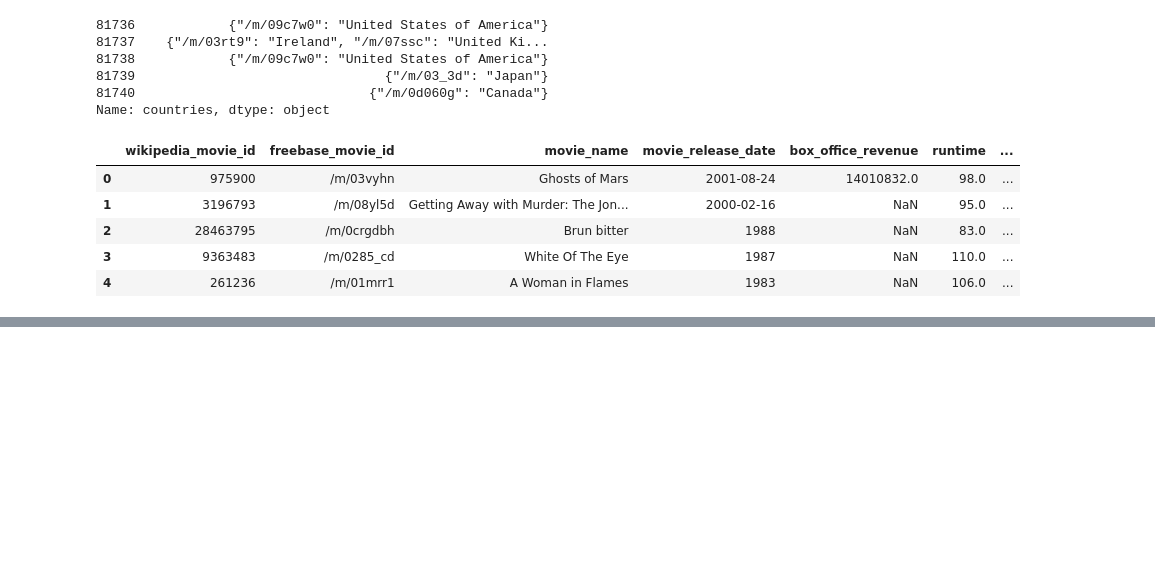
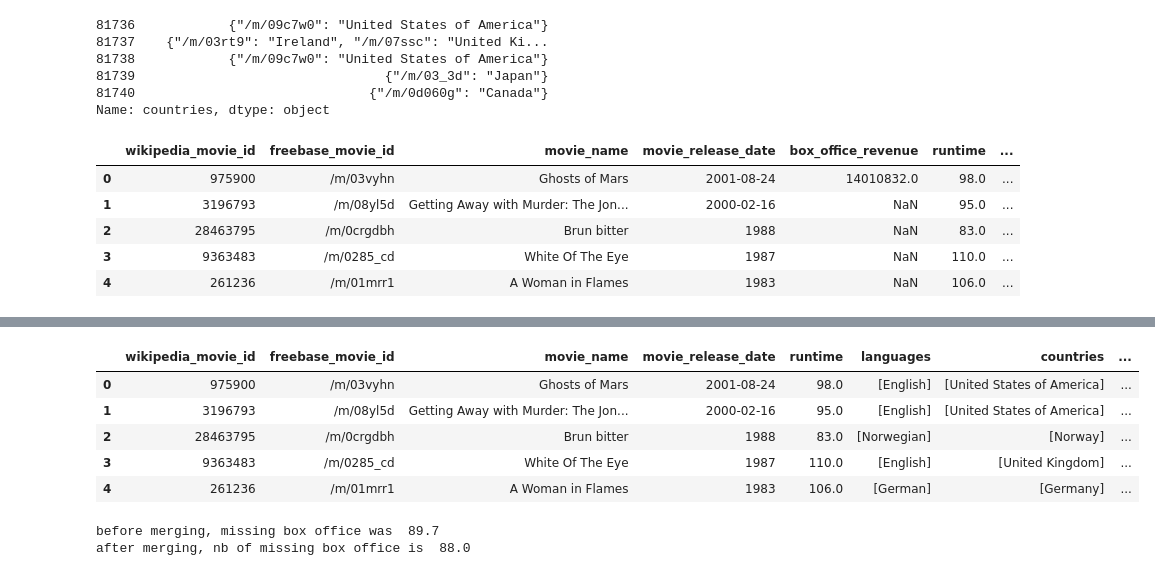
Before and after one commit to epfl-ada/ada-2024-project-authenticdataaddicts, a Jupyter notebook: results.ipynb, the cells around one changed output, grey strips where cells are left out. Drawn from its saved outputs; the diff is of its cells as text; code cells hidden in the pictures; blank space fills up the shorter version.

Commit message:
merge wikidata

```diff
--- a/results.ipynb
+++ b/results.ipynb
@@ -216,3 +216,12 @@ movie_data.head()
 | 2 | 28463795 | /m/0crgdbh | Brun bitter | 1988 | NaN | 83.0 | ... |
 | 3 | 9363483 | /m/0285_cd | White Of The Eye | 1987 | NaN | 110.0 | ... |
 | 4 | 261236 | /m/01mrr1 | A Woman in Flames | 1983 | NaN | 106.0 | ... |
+# %%
+import json
+# import dataset from wikidata
+with open('data/wikidata.json', 'r') as f:
+    data = json.load(f)
+
+wikidata = pd.DataFrame(data)
+
+wikidata.head()
@@ -218,0 +244,8 @@ movie_data.head()
+# %%
+# need to change the column names before merging the dataset with the others
+col_mapping = {'item': 'url', 'freebase_id': 'freebase_movie_id',
+               'title': 'movie_name', 'box_office':  'box_office_revenue'}
+wikidata.rename(columns=col_mapping, inplace=True)
+# convert box_office to numeric value
+wikidata['box_office_revenue'] = pd.to_numeric(wikidata['box_office_revenue'])
+wikidata.head()
@@ -218,0 +259,4 @@ movie_data.head()
+# %%
+# merge dataset on the left (movie_data is way bigger than wikidata)
+movie_wiki_merged = pd.merge(movie_data, wikidata, how='left', on=['freebase_movie_id', 'movie_name'])
+movie_wiki_merged.head()
@@ -218,0 +270,5 @@ movie_data.head()
+# %%
+# box office revenues are not necessarily the same in both dataset, let's take the mean (it ignores NaN by default)
+
+movie_wiki_merged['box_office_revenue'] = movie_wiki_merged[['box_office_revenue_x', 'box_office_revenue_y']].mean(axis=1)
+movie_wiki_merged[['box_office_revenue', 'box_office_revenue_x', 'box_office_revenue_y']].head(10)
@@ -218,0 +287,17 @@ movie_data.head()
+# %%
+# we drop the old bow office revenue columns
+movie_wiki_merged.drop(['box_office_revenue_x', 'box_office_revenue_y'], axis=1, inplace = True)
+movie_wiki_merged.head()
+# %% [output]
+|  | wikipedia_movie_id | freebase_movie_id | movie_name | movie_release_date | runtime | languages | countries | ... |
+| 0 | 975900 | /m/03vyhn | Ghosts of Mars | 2001-08-24 | 98.0 | [English] | [United States of America] | ... |
+| 1 | 3196793 | /m/08yl5d | Getting Away with Murder: The Jon... | 2000-02-16 | 95.0 | [English] | [United States of America] | ... |
+| 2 | 28463795 | /m/0crgdbh | Brun bitter | 1988 | 83.0 | [Norwegian] | [Norway] | ... |
+| 3 | 9363483 | /m/0285_cd | White Of The Eye | 1987 | 110.0 | [English] | [United Kingdom] | ... |
+| 4 | 261236 | /m/01mrr1 | A Woman in Flames | 1983 | 106.0 | [German] | [Germany] | ... |
+# %%
+print("before merging, missing box office was ", movie_data['box_office_revenue'].isna().mean().round(3)*100)
+print("after merging, nb of missing box office is ", movie_wiki_merged['box_office_revenue'].isna().mean().round(3)*100)
+# %% [output]
+before merging, missing box office was  89.7
+after merging, nb of missing box office is  88.0
```
Also changed, not shown: parts of 5 cells of this notebook.
